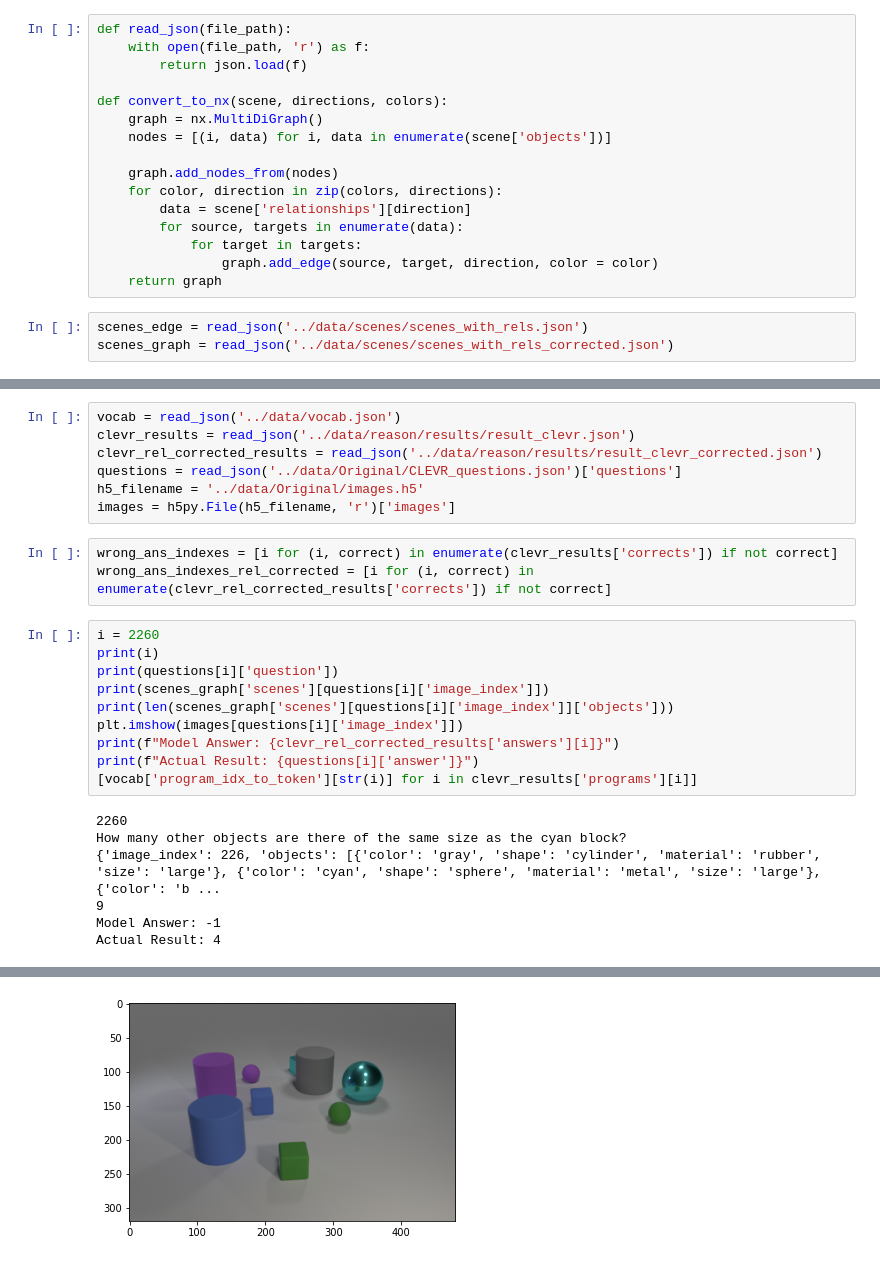
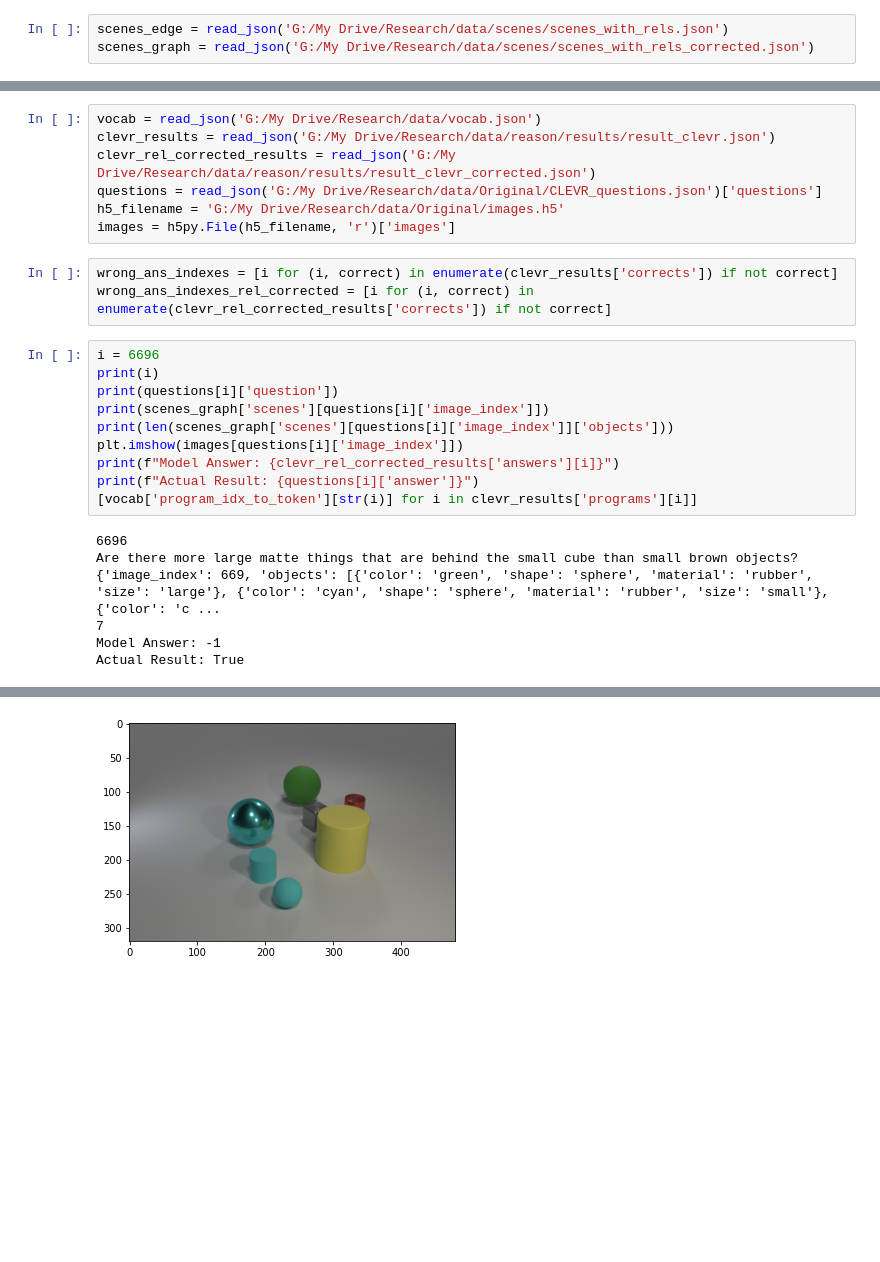
Before and after one commit to 20001LastOrder/Clevr-Relational, a Jupyter notebook: measurements/scene_graph_solver.ipynb, the cells around one changed output, grey strips where cells are left out. Cells and saved outputs as stored; diff of their text form; blank space fills up the shorter version.

```diff
--- a/measurements/scene_graph_solver.ipynb
+++ b/measurements/scene_graph_solver.ipynb
@@ -8,25 +11,9 @@ import json
 import networkx as nx
 import matplotlib.pyplot as plt
 import h5py
-# %%
-def read_json(file_path):
-    with open(file_path, 'r') as f:
-        return json.load(f)
-
-def convert_to_nx(scene, directions, colors):
-    graph = nx.MultiDiGraph()
-    nodes = [(i, data) for i, data in enumerate(scene['objects'])]
-
-    graph.add_nodes_from(nodes)
-    for color, direction in zip(colors, directions):
-        data = scene['relationships'][direction]
-        for source, targets in enumerate(data):
-            for target in targets:
-                graph.add_edge(source, target, direction, color = color)
-    return graph
 # %%
-scenes_edge = read_json('../data/scenes/scenes_with_rels.json')
-scenes_graph = read_json('../data/scenes/scenes_with_rels_corrected.json')
+scenes_edge = read_json('G:/My Drive/Research/data/scenes/scenes_with_rels.json')
+scenes_graph = read_json('G:/My Drive/Research/data/scenes/scenes_with_rels_corrected.json')
 # %%
 directions = ['left', 'right', 'behind', 'front']
 differences = {i: {'more': [], 'few': []} for i in range(len(scenes_graph['scenes']))}
@@ -98,17 +85,17 @@ differences
 # %% [markdown]
 # Fault Case Analysis
 # %%
-vocab = read_json('../data/vocab.json')
-clevr_results = read_json('../data/reason/results/result_clevr.json')
-clevr_rel_corrected_results = read_json('../data/reason/results/result_clevr_corrected.json')
-questions = read_json('../data/Original/CLEVR_questions.json')['questions']
-h5_filename = '../data/Original/images.h5'
+vocab = read_json('G:/My Drive/Research/data/vocab.json')
+clevr_results = read_json('G:/My Drive/Research/data/reason/results/result_clevr.json')
+clevr_rel_corrected_results = read_json('G:/My Drive/Research/data/reason/results/result_clevr_corrected.json')
+questions = read_json('G:/My Drive/Research/data/Original/CLEVR_questions.json')['questions']
+h5_filename = 'G:/My Drive/Research/data/Original/images.h5'
 images = h5py.File(h5_filename, 'r')['images']
 # %%
 wrong_ans_indexes = [i for (i, correct) in enumerate(clevr_results['corrects']) if not correct]
 wrong_ans_indexes_rel_corrected = [i for (i, correct) in enumerate(clevr_rel_corrected_results['corrects']) if not correct]
 # %%
-i = 2260
+i = 6696
 print(i)
 print(questions[i]['question'])
 print(scenes_graph['scenes'][questions[i]['image_index']])
@@ -118,9 +105,9 @@ print(f"Model Answer: {clevr_rel_corrected_results['answers'][i]}")
 print(f"Actual Result: {questions[i]['answer']}")
 [vocab['program_idx_to_token'][str(i)] for i in clevr_results['programs'][i]]
 # %% [output]
-2260
-How many other objects are there of the same size as the cyan block?
-{'image_index': 226, 'objects': [{'color': 'gray', 'shape': 'cylinder', 'material': 'rubber', 'size': 'large'}, {'color': 'cyan', 'shape': 'sphere', 'material': 'metal', 'size': 'large'}, {'color': 'b ...
-9
+6696
+Are there more large matte things that are behind the small cube than small brown objects?
+{'image_index': 669, 'objects': [{'color': 'green', 'shape': 'sphere', 'material': 'rubber', 'size': 'large'}, {'color': 'cyan', 'shape': 'sphere', 'material': 'rubber', 'size': 'small'}, {'color': 'c ...
+7
 Model Answer: -1
-Actual Result: 4
+Actual Result: True
@@ -144 +131 @@ Actual Result: 4
-[figure, old version]
+[figure, new version]
```
Also changed, not shown: parts of 10 cells of this notebook, 4 other files.
